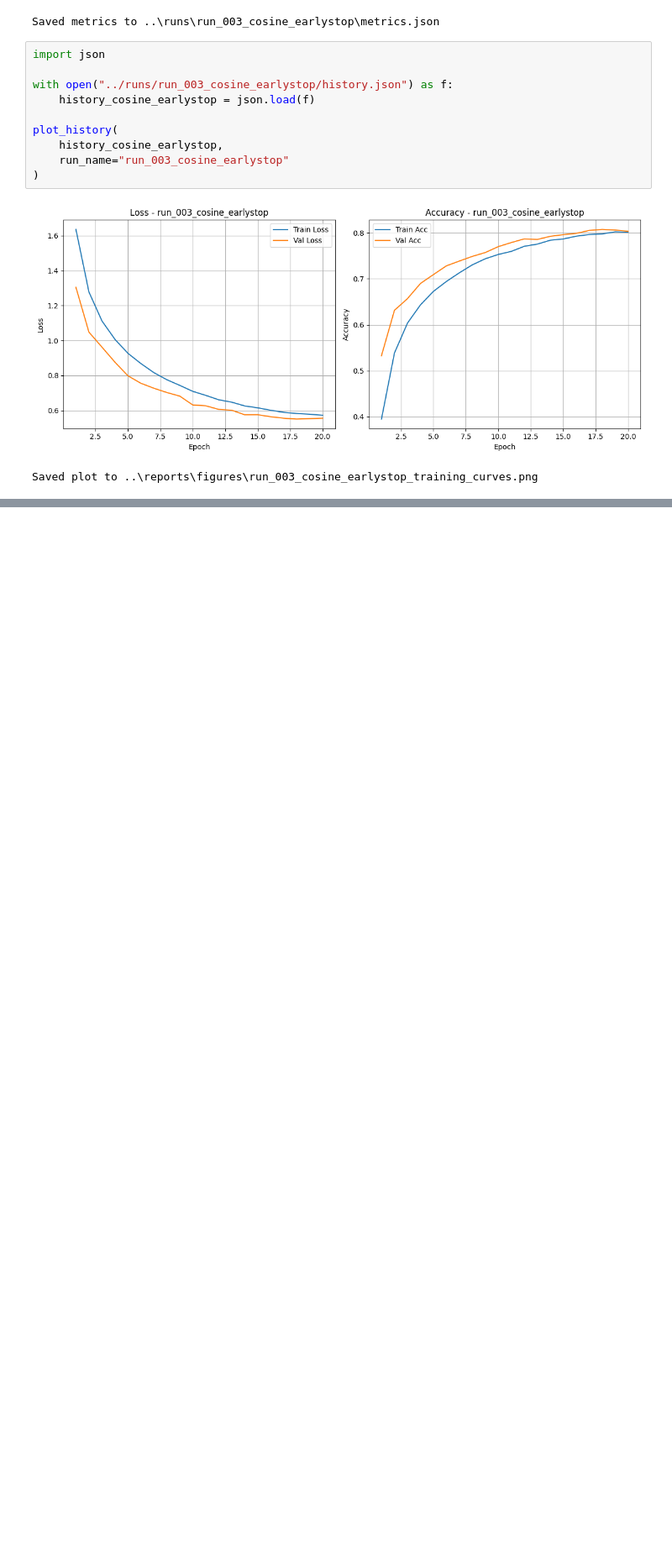
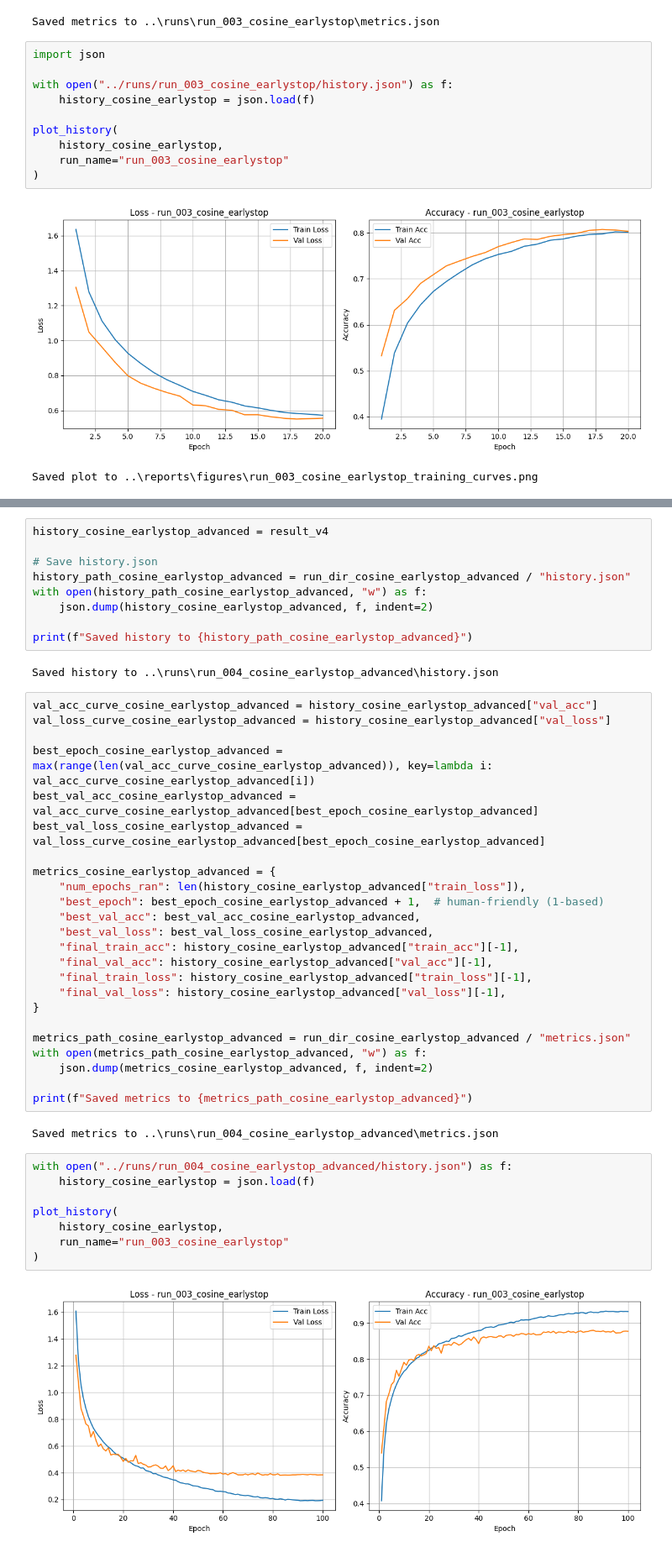
Before and after one commit to Sevada91/cifar10-modern-cnn, a Jupyter notebook: notebooks/02_training_and_evaluation.ipynb, the cells around one changed output, grey strips where cells are left out. Shown at 84% size. Cells and saved outputs as stored; diff of their text form; blank space fills up the shorter version.

Commit message:
Add run_004 cosine scheduler with extended training and metrics tracking

```diff
--- a/notebooks/02_training_and_evaluation.ipynb
+++ b/notebooks/02_training_and_evaluation.ipynb
@@ -531,0 +638,47 @@ Early stopping will now determine the optimal stopping point.
+# %%
+history_cosine_earlystop_advanced = result_v4
+
+# Save history.json
+history_path_cosine_earlystop_advanced = run_dir_cosine_earlystop_advanced / "history.json"
+with open(history_path_cosine_earlystop_advanced, "w") as f:
+    json.dump(history_cosine_earlystop_advanced, f, indent=2)
+
+print(f"Saved history to {history_path_cosine_earlystop_advanced}")
+# %% [output]
+Saved history to ..\runs\run_004_cosine_earlystop_advanced\history.json
+# %%
+val_acc_curve_cosine_earlystop_advanced = history_cosine_earlystop_advanced["val_acc"]
+val_loss_curve_cosine_earlystop_advanced = history_cosine_earlystop_advanced["val_loss"]
+
+best_epoch_cosine_earlystop_advanced = max(range(len(val_acc_curve_cosine_earlystop_advanced)), key=lambda i: val_acc_curve_cosine_earlystop_advanced[i])
+best_val_acc_cosine_earlystop_advanced = val_acc_curve_cosine_earlystop_advanced[best_epoch_cosine_earlystop_advanced]
+best_val_loss_cosine_earlystop_advanced = val_loss_curve_cosine_earlystop_advanced[best_epoch_cosine_earlystop_advanced]
+
+metrics_cosine_earlystop_advanced = {
+    "num_epochs_ran": len(history_cosine_earlystop_advanced["train_loss"]),
+    "best_epoch": best_epoch_cosine_earlystop_advanced + 1,  # human-friendly (1-based)
+    "best_val_acc": best_val_acc_cosine_earlystop_advanced,
+    "best_val_loss": best_val_loss_cosine_earlystop_advanced,
+    "final_train_acc": history_cosine_earlystop_advanced["train_acc"][-1],
+    "final_val_acc": history_cosine_earlystop_advanced["val_acc"][-1],
+    "final_train_loss": history_cosine_earlystop_advanced["train_loss"][-1],
+    "final_val_loss": history_cosine_earlystop_advanced["val_loss"][-1],
+}
+
+metrics_path_cosine_earlystop_advanced = run_dir_cosine_earlystop_advanced / "metrics.json"
+with open(metrics_path_cosine_earlystop_advanced, "w") as f:
+    json.dump(metrics_cosine_earlystop_advanced, f, indent=2)
+
+print(f"Saved metrics to {metrics_path_cosine_earlystop_advanced}")
+# %% [output]
+Saved metrics to ..\runs\run_004_cosine_earlystop_advanced\metrics.json
+# %%
+with open("../runs/run_004_cosine_earlystop_advanced/history.json") as f:
+    history_cosine_earlystop = json.load(f)
+
+plot_history(
+    history_cosine_earlystop,
+    run_name="run_003_cosine_earlystop"
+)
+# %% [output]
+[figure, added]
```
Also changed, not shown: parts of 7 cells of this notebook, 1 other file.
